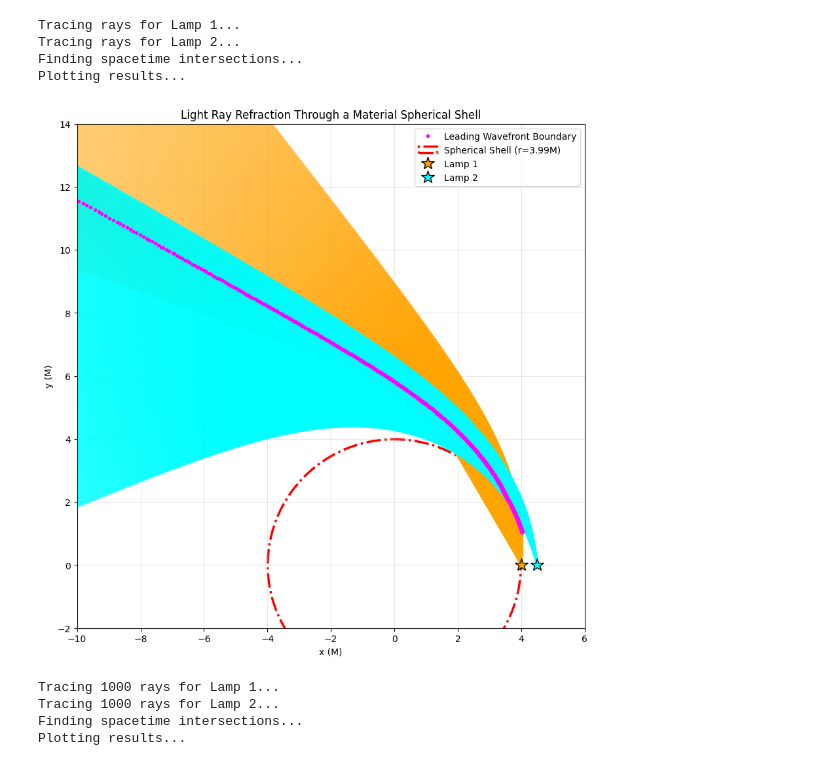
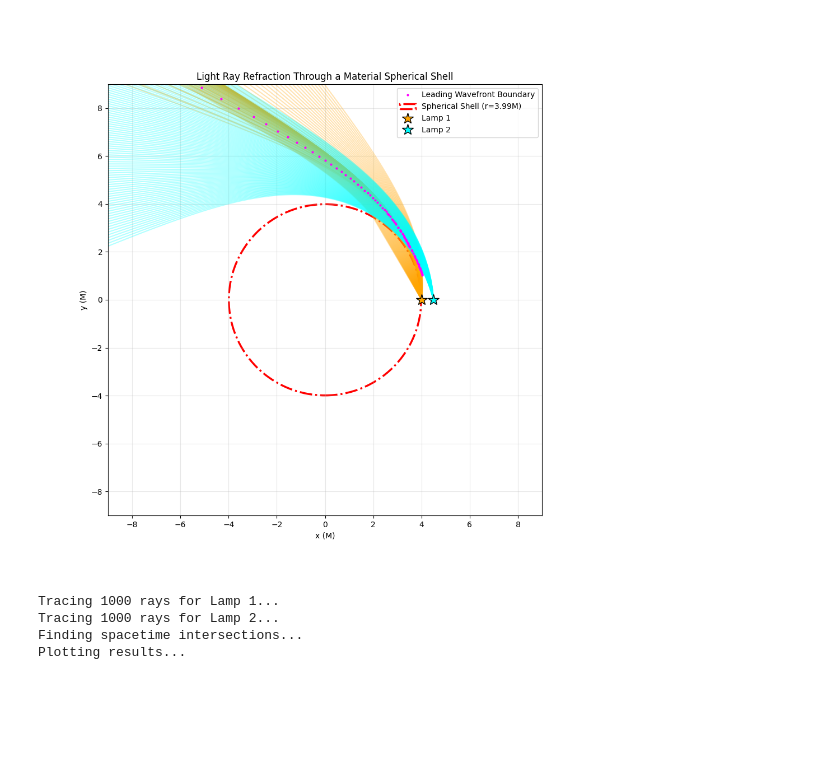
Before and after one commit to borgesgfj/geodesic_intersection_scipy, a Jupyter notebook: geodesic_intersection_v1.ipynb, the cells around one changed output. Cells and saved outputs as stored; diff of their text form; code cells hidden in the pictures; blank space fills up the shorter version.

Commit message:
separate plot and simulation

```diff
--- a/geodesic_intersection_v1.ipynb
+++ b/geodesic_intersection_v1.ipynb
@@ -258,74 +292,50 @@ def collect_wavefront_data(manifold, lamp, angles, stride=1):
 # %%
 # ==========================================
-# SIMULATION & PLOTTING (Pure Shell Model)
+# PLOTTING
 # ==========================================
-M = 1.0
-R = 3.99 * M  # Radius of the material spherical shell (Israel Junction)
-manifold = SpacetimeManifold(M, R, solver_step_res=0.05)
+fig_size = (10, 10)
+ray_alpha = 0.3
+color_l1 = 'orange'
+color_l2 = 'cyan'
+intersect_color = 'magenta'
 
-# Position lamps in the Schwarzschild exterior, pointing inward toward the shell
-lamp1 = LightSource(r0=4 * M, phi0=0.0, label="Lamp 1")
-lamp2 = LightSource(r0=4.5 * M, phi0=0.0, label="Lamp 2")
+plt.figure(figsize=fig_size)
 
-# Define emission angle wedges pointing toward the center
-total_number_of_rays= 1500
-# Pointing inwards (covering angles around 180 degrees / pi)
-angles_lamp1 = np.linspace(np.radians(80), np.radians(120),total_number_of_rays )
-angles_lamp2 = np.linspace(np.radians(95), np.radians(110), total_number_of_rays)
-
-print(f"Tracing rays for Lamp 1...")
-data_lamp1, rays_lamp1 = collect_wavefront_data(manifold, lamp1, angles_lamp1, stride=1)
-
-print(f"Tracing rays for Lamp 2...")
-data_lamp2, rays_lamp2 = collect_wavefront_data(manifold, lamp2, angles_lamp2, stride=1)
-
-print("Finding spacetime intersections...")
-intersections, death_times1, death_times2 = find_intersections(data_lamp1, data_lamp2, eps_t=0.05, eps_s=0.1)
-
-print("Plotting results...")
-plt.figure(figsize=(10, 10))
-
-# Plot the full rays (Exterior -> Minkowski Interior -> Exterior)
+# Plot the full rays
 for ray_id, ray in rays_lamp1.items():
-    plt.plot(ray['x'], ray['y'], color='orange', alpha=0.3)
+    plt.plot(ray['x'], ray['y'], color=color_l1, alpha=ray_alpha)
 
 for ray_id, ray in rays_lamp2.items():
-    plt.plot(ray['x'], ray['y'], color='cyan', alpha=0.3)
+    plt.plot(ray['x'], ray['y'], color=color_l2, alpha=ray_alpha)
 
-# Plot Intersections (First-contact wavefront boundary)
+# Plot Intersections
 if len(intersections) > 0:
     intersections = intersections[intersections[:, 0].argsort()]
-    plt.plot(intersections[:, 0], intersections[:, 1], 'o', color='magenta',
-             linewidth=2.5, markersize=3, label='Leading Wavefront Boundary')
-else:
-    print("No intersections found.")
+    plt.plot(intersections[:, 0], intersections[:, 1], 'o', color=intersect_color,
+             linewidth=1.5, markersize=2, label='Leading Wavefront Boundary')
 
-# --- DRAW ENVIRONMENT (No Black Hole) ---
-# The Material Spherical Shell (Israel Junction)
+# Draw the Shell
 shell = plt.Circle((0, 0), R, color='red', fill=False, linewidth=2.5, linestyle='-.', label=f'Spherical Shell (r={R}M)')
 plt.gca().add_patch(shell)
 
-# Plot Lamps dynamically based on their object attributes
+# Draw Lamps
 x1, y1 = lamp1.r0 * np.cos(lamp1.phi0), lamp1.r0 * np.sin(lamp1.phi0)
 x2, y2 = lamp2.r0 * np.cos(lamp2.phi0), lamp2.r0 * np.sin(lamp2.phi0)
-plt.plot(x1, y1, '*', color='orange', markeredgecolor='black', markersize=15, label=lamp1.label, zorder=5)
-plt.plot(x2, y2, '*', color='cyan', markeredgecolor='black', markersize=15, label=lamp2.label, zorder=5)
+plt.plot(x1, y1, '*', color=color_l1, markeredgecolor='black', markersize=15, label=lamp1.label, zorder=5)
+plt.plot(x2, y2, '*', color=color_l2, markeredgecolor='black', markersize=15, label=lamp2.label, zorder=5)
 
 # Formatting
 plt.xlabel('x (M)')
 plt.ylabel('y (M)')
 plt.title('Light Ray Refraction Through a Material Spherical Shell')
-plt.xlim(-10, 6)
-plt.ylim(-2, 14)
+plt.xlim(-9, 9)
+plt.ylim(-9, 9)
 plt.legend(loc='upper right')
 plt.grid(True, alpha=0.3)
+
 plt.show()
 # %% [output]
-Tracing rays for Lamp 1...
-Tracing rays for Lamp 2...
-Finding spacetime intersections...
-Plotting results...
-[figure, old version]
+[figure, new version]
 # %%
 # Run simulation and plot
 M = 1.0
```
Also changed, not shown: parts of 2 cells of this notebook, 1 other file.
